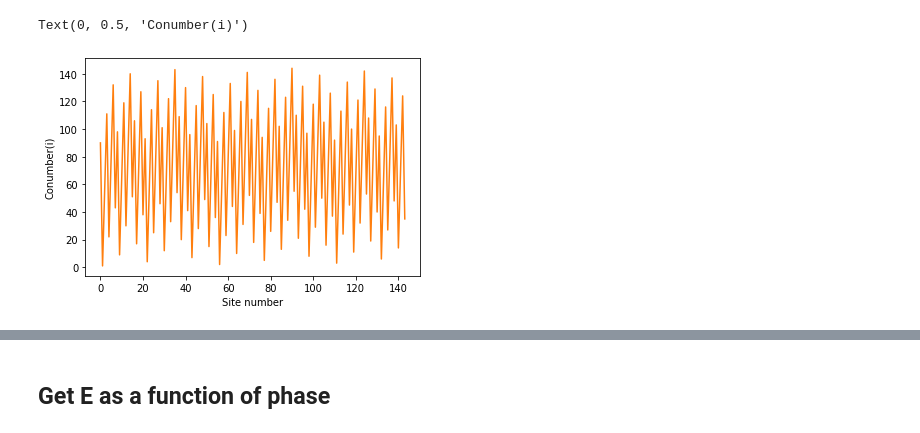
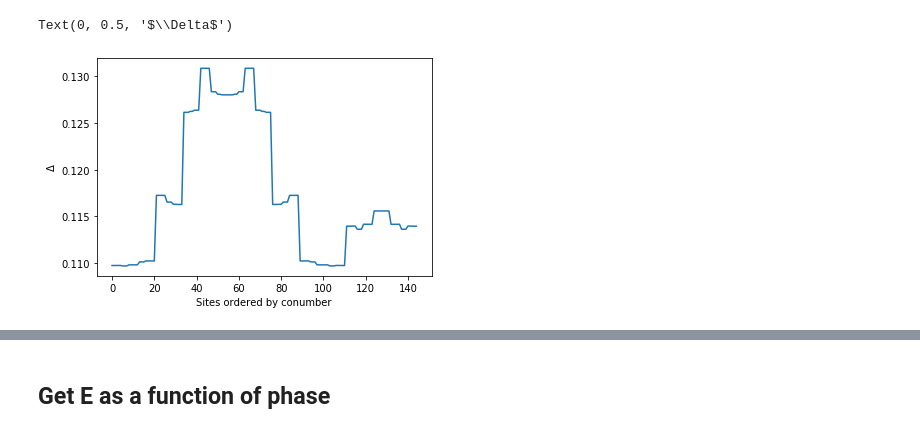
Before and after one commit to gautamra/Superconducting-Fibonacci-chain, a Jupyter notebook: SC-Fibonacci-library.ipynb, the cells around one changed output, grey strips where cells are left out. Drawn from its saved outputs; the diff is of its cells as text; code cells hidden in the pictures.

Commit message:
Add conumber ordering

```diff
--- a/SC-Fibonacci-library.ipynb
+++ b/SC-Fibonacci-library.ipynb
@@ -227,3 +227,24 @@ def chainFC(n = 3, t=-1, w = 0.1, phi = 0, u = 0, v = 0, wu = 0, wv = 0, PBC = T
         }
 
     return chain
+# %%
+def get_staircase(seq):
+    walker = np.array([0,0])
+    staircase = [np.array([0,0])]
+    for letter in seq:
+        if letter == "A":
+            step = walker + np.array([1,0])
+        else:
+            step = walker + np.array([0,1])
+        staircase.append(step)
+        walker = step
+    return staircase
+
+def get_ordering(n, phi):
+    seq = FCs.get_chain(n,phi)
+    staircase = get_staircase(seq)
+    alpha = np.arctan(1/tau_approximant[n-1])
+    perp = np.array([-np.sin(alpha),np.cos(alpha)])
+    perpendicular_components = [np.dot(perp,step) for step in staircase]
+    ordering = np.argsort(perpendicular_components)
+    return np.mod(ordering, Fibonacci_number[n])
@@ -254,12 +279,14 @@ plt.savefig("Delta_temp_FC.png")
-# %%
-fig, ax = plt.subplots()
-xx = np.arange(144)
-ax.plot(xx, conumber(xx), "C1")
-ax.set_xlabel("Site number")
-ax.set_ylabel("Conumber(i)")
-# %% [output]
-Text(0, 0.5, 'Conumber(i)')
-[figure, removed]
+# %%
+fig, ax = plt.subplots()
+
+ax.plot(Model.Delta[get_ordering(n,phi)])
+ax.set_xlabel("Sites ordered by conumber")
+ax.set_ylabel("$\\Delta$")
+
+# plt.savefig("Delta_temp_FC.png")
+# %% [output]
+Text(0, 0.5, '$\\Delta$')
+[figure, added]
 # %%
 DOS, eex = Model.get_DOS(gam = 0.02)
 
```
Also changed, not shown: parts of 6 cells of this notebook.
